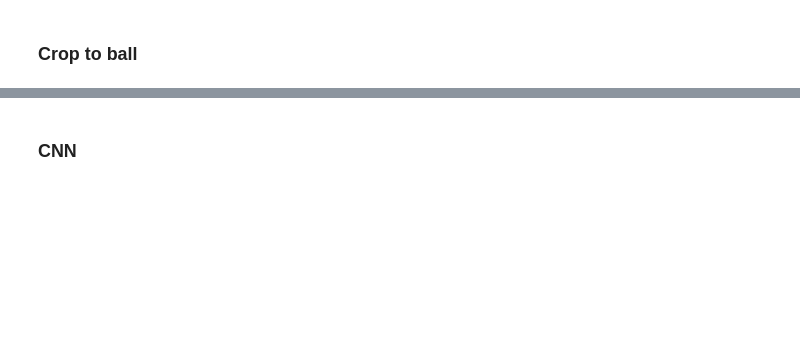
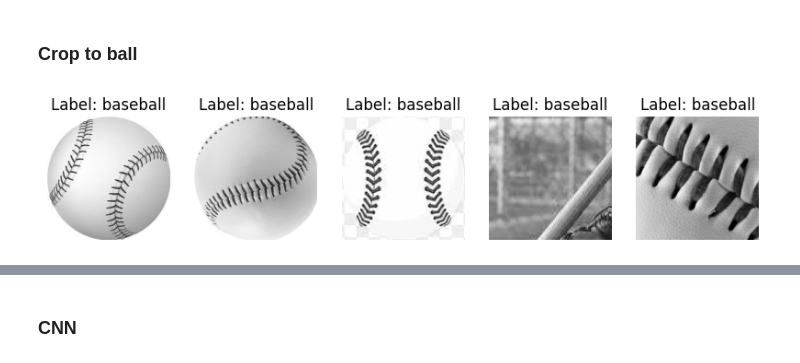
Before and after one commit to taylorj8/final_project, a Jupyter notebook: FinalProject.ipynb, the cells around one changed output, grey strips where cells are left out. Drawn from its saved outputs; the diff is of its cells as text; code cells hidden in the pictures; blank space fills up the shorter version.

```diff
--- a/FinalProject.ipynb
+++ b/FinalProject.ipynb
@@ -95,2 +102,28 @@ array([[140,  49,  39]])
 # %% [markdown]
 ### Crop to ball
+# %%
+def crop_to_circle(img: np.ndarray, circles: np.ndarray) -> np.ndarray:
+    if circles is not None:
+        x, y, r = np.round(circles[0][0]).astype("int")
+        cropped_img = img[y-r:y+r, x-r:x+r]
+    else:
+        cropped_img = img
+    return cropped_img
+
+
+cropped_images = []
+for img in train_images:
+    circles = detect_circles(img)
+    cropped_images.append(crop_to_circle(img, circles))
+
+
+# Display some cropped images
+plt.figure(figsize=(10, 2))
+for i in range(num_samples):
+    plt.subplot(1, num_samples, i + 1)
+    plt.imshow(cropped_images[i], cmap='gray')
+    plt.title(f"Label: {train_labels[i]}")
+    plt.axis('off')
+plt.show()
+# %% [output]
+[figure, added]
```
Also changed, not shown: parts of 7 cells of this notebook, 1 other file.
